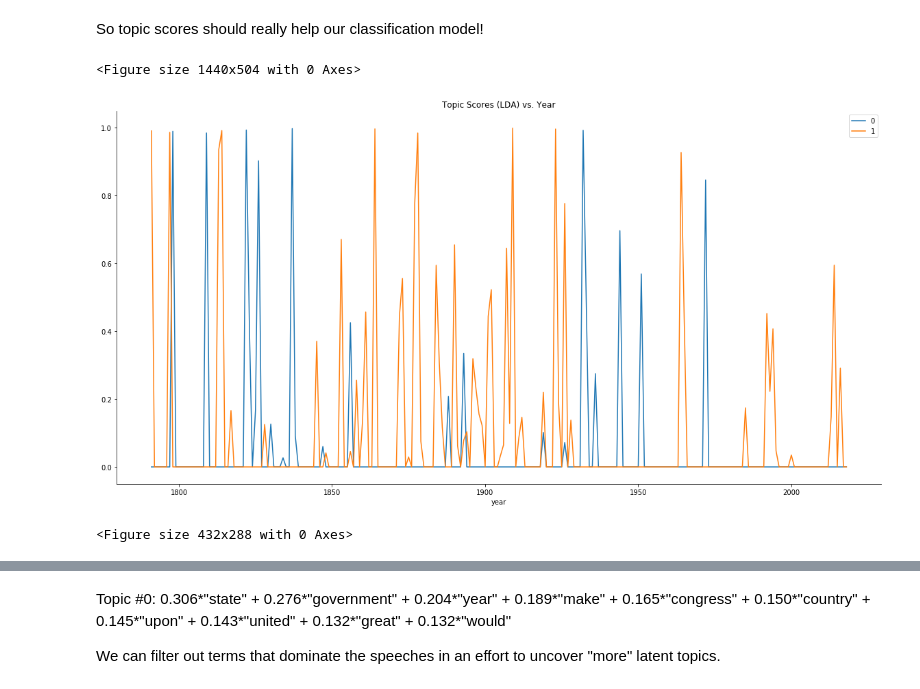
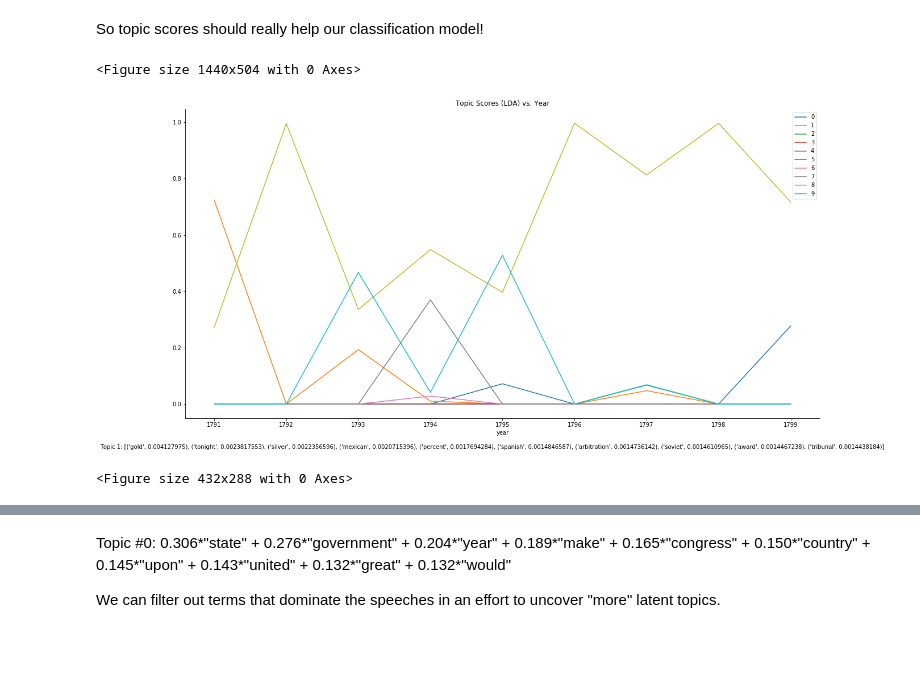
Before and after one commit to mkm29/DataScience, a Jupyter notebook: thinkful/unit/4/sotu/Topic Modeling and Classification.ipynb, the cells around one changed output, grey strips where cells are left out. Saved outputs shown, nothing was run; the diff lists cells and outputs as text; code cells hidden in the pictures; blank space fills up the shorter version.

```diff
--- a/thinkful/unit/4/sotu/Topic Modeling and Classification.ipynb
+++ b/thinkful/unit/4/sotu/Topic Modeling and Classification.ipynb
@@ -315,14 +357,17 @@ lsi_df.groupby('party').mean()
 So topic scores should really help our classification model!
 # %%
 plt.figure(figsize=(20,7))
-lda_df.iloc[:,:2].plot.line()
+lda_df.query('year < 1800').plot.line()
 plt.title('Topic Scores (LDA) vs. Year')
 sns.despine()
-plt.gcf().set_size_inches(20, 10)
-plt.savefig('topics_1_2_lda.png')
+fig = plt.gcf()
+fig.set_size_inches(20, 10)
+txt = "Topic 1: " + str(lda_model.show_topic(1,10))
+fig.text(.5, .05, txt, ha='center')
+plt.savefig('topics_before_1800_lda.png')
 plt.show()
 plt.clf()
 # %% [output]
 <Figure size 1440x504 with 0 Axes>
-[figure, old version]
+[figure, new version]
 <Figure size 432x288 with 0 Axes>
```
Also changed, not shown: parts of 27 cells of this notebook.
